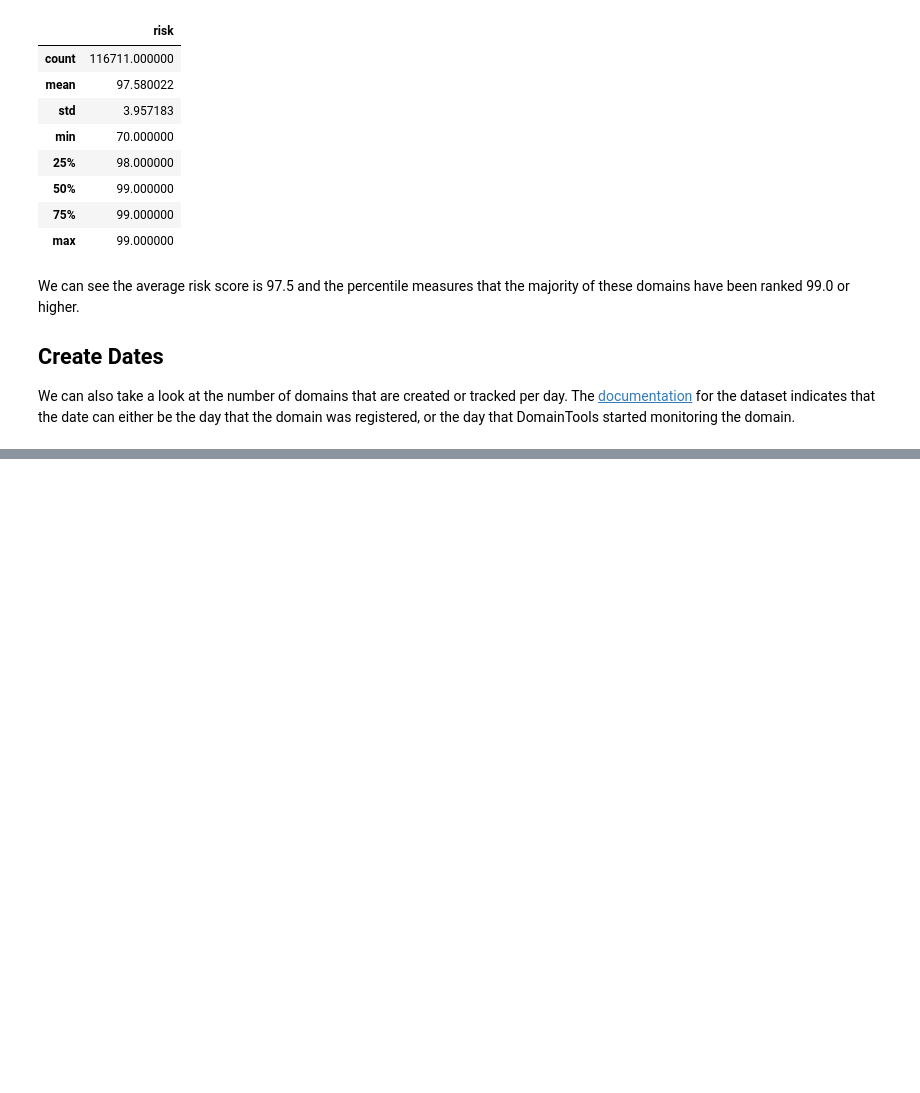
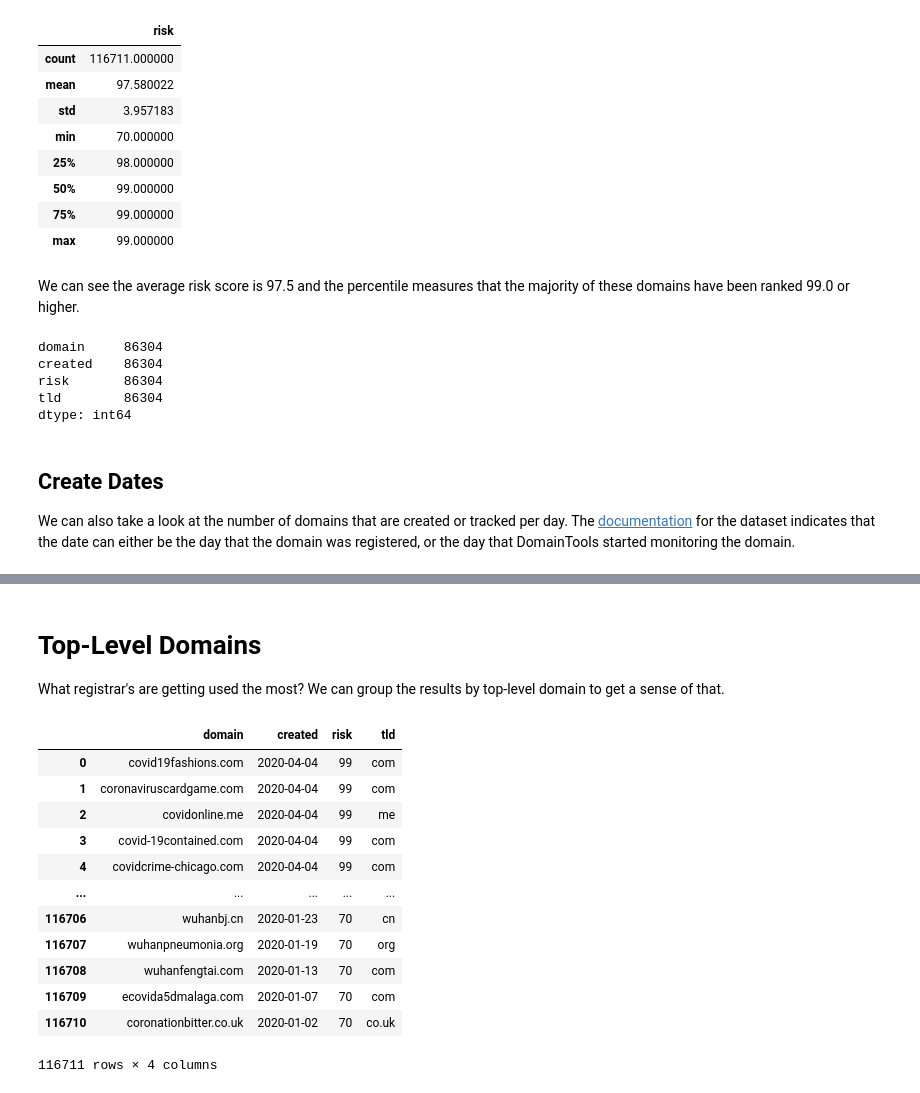
Before and after one commit to edsu/covid19-domains, a Jupyter notebook: DomainTools.ipynb, the cells around one changed output, grey strips where cells are left out. Drawn from its saved outputs; the diff is of its cells as text; code cells hidden in the pictures; blank space fills up the shorter version.

```diff
--- a/DomainTools.ipynb
+++ b/DomainTools.ipynb
@@ -46,9 +46,17 @@ df.describe()
 | 50% | 99.000000 |
 | 75% | 99.000000 |
 | max | 99.000000 |
+# %% [markdown]
+We can see the average risk score is 97.5 and the percentile measures that the majority of these domains have been ranked 99.0 or higher.
+# %%
+df[df.risk >= 99].count()
+# %% [output]
+domain     86304
+created    86304
+risk       86304
+tld        86304
+dtype: int64
 # %% [markdown]
-We can see the average risk score is 97.5 and the percentile measures that the majority of these domains have been ranked 99.0 or higher.
-
 ## Create Dates
 
 We can also take a look at the number of domains that are created or tracked per day. The [documentation](https://www.domaintools.com/resources/blog/free-covid-19-threat-list-domain-risk-assessments-for-coronavirus-threats) for the dataset indicates that the date can either be the day that the domain was registered, or the day that DomainTools started monitoring the domain.
@@ -64,3 +72,26 @@ alt.Chart(counts, width=700, title="Domains Created/Tracked per Day").mark_bar()
 )
 # %% [output]
 [interactive output not drawn]
+# %% [markdown]
+# Top-Level Domains
+
+What registrar's are getting used the most? We can group the results by top-level domain to get a sense of that.
+# %%
+import tld
+
+df['tld'] = df['domain'].map(lambda d: tld.get_tld(d, fix_protocol=True))
+df
+# %% [output]
+|  | domain | created | risk | tld |
+| 0 | covid19fashions.com | 2020-04-04 | 99 | com |
+| 1 | coronaviruscardgame.com | 2020-04-04 | 99 | com |
+| 2 | covidonline.me | 2020-04-04 | 99 | me |
+| 3 | covid-19contained.com | 2020-04-04 | 99 | com |
+| 4 | covidcrime-chicago.com | 2020-04-04 | 99 | com |
+| ... | ... | ... | ... | ... |
+| 116706 | wuhanbj.cn | 2020-01-23 | 70 | cn |
+| 116707 | wuhanpneumonia.org | 2020-01-19 | 70 | org |
+| 116708 | wuhanfengtai.com | 2020-01-13 | 70 | com |
+| 116709 | ecovida5dmalaga.com | 2020-01-07 | 70 | com |
+| 116710 | coronationbitter.co.uk | 2020-01-02 | 70 | co.uk |
+116711 rows × 4 columns
```
Also changed, not shown: parts of 10 cells of this notebook, 1 other file.
